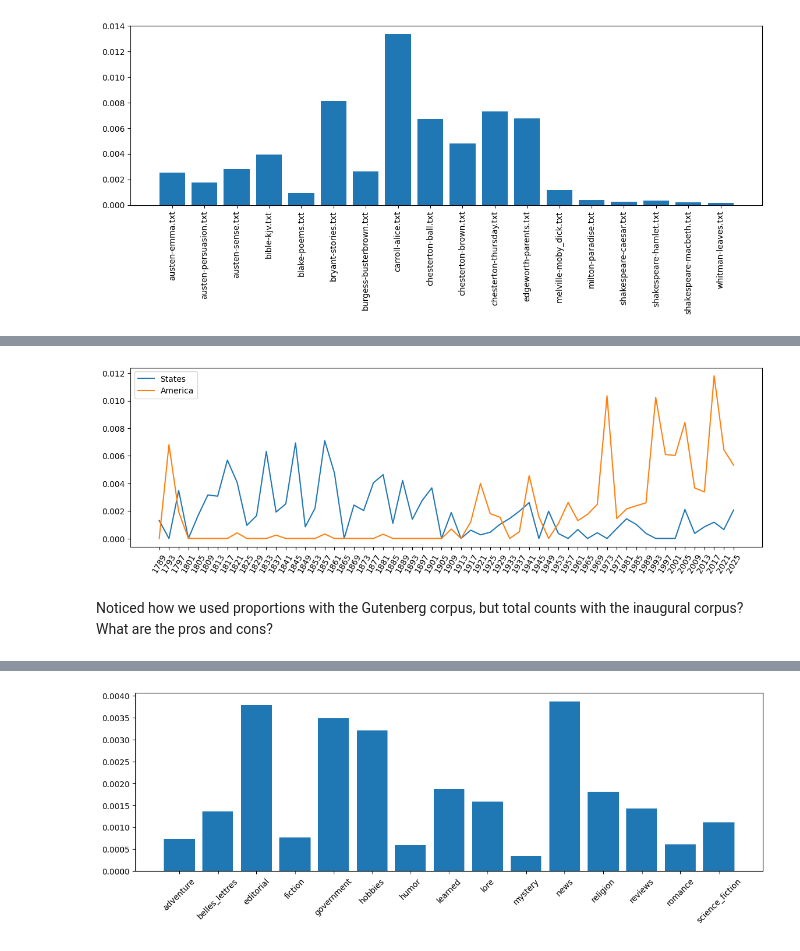
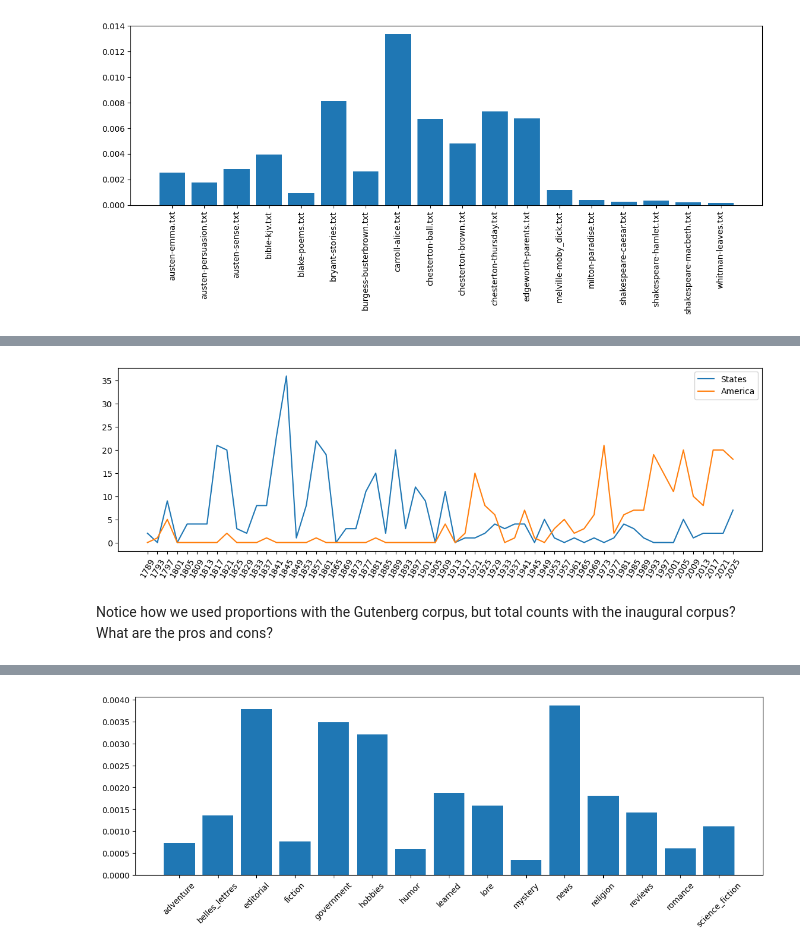
Before and after one commit to JoaquinCardonaRuiz/LanguageAsData, a Jupyter notebook: corpora_complete.ipynb, the cells around one changed output, grey strips where cells are left out. Cells and saved outputs as stored; diff of their text form; code cells hidden in the pictures.

```diff
--- a/corpora_complete.ipynb
+++ b/corpora_complete.ipynb
@@ -256,25 +351,25 @@ plt.show()
 # %%
-# use FreqDist to compute counts of "states" and "america" per inaugural address
+# use FreqDist to compute counts of "States" and "America" per inaugural address
 
 # IDs look like '1789-Washington.txt', so we extract the year part
 address_ids = inaugural.fileids()
 years = [fileid[:4] for fileid in address_ids]
 
 fd_inaugural_states = []
 fd_inaugural_america = []
 
 for id in address_ids:
-    fd_inaugural_states.append(nltk.FreqDist(inaugural.words(id))['States']/len(inaugural.words(id)))
-    fd_inaugural_america.append(nltk.FreqDist(inaugural.words(id))['America']/len(inaugural.words(id)))
+    fd_inaugural_states.append(nltk.FreqDist(inaugural.words(id))['States'])
+    fd_inaugural_america.append(nltk.FreqDist(inaugural.words(id))['America'])
 
-# plot the occurrence of "states" and "america" in each inaugural address as a line plot
+# plot the occurrence of "States" and "America" in each inaugural address as a line plot
 plt.figure(figsize=(14,4))
 plt.plot(years, fd_inaugural_states, label='States')
 plt.plot(years, fd_inaugural_america, label='America')
 plt.xticks(rotation=60)
 plt.legend()
 plt.show()
 # %% [output]
-[figure, old version]
+[figure, new version]
 # %% [markdown]
-Noticed how we used proportions with the Gutenberg corpus, but total counts with the inaugural corpus? What are the pros and cons?
+Notice how we used proportions with the Gutenberg corpus, but total counts with the inaugural corpus? What are the pros and cons?
```
Also changed, not shown: parts of 33 cells of this notebook, 1 other file.
